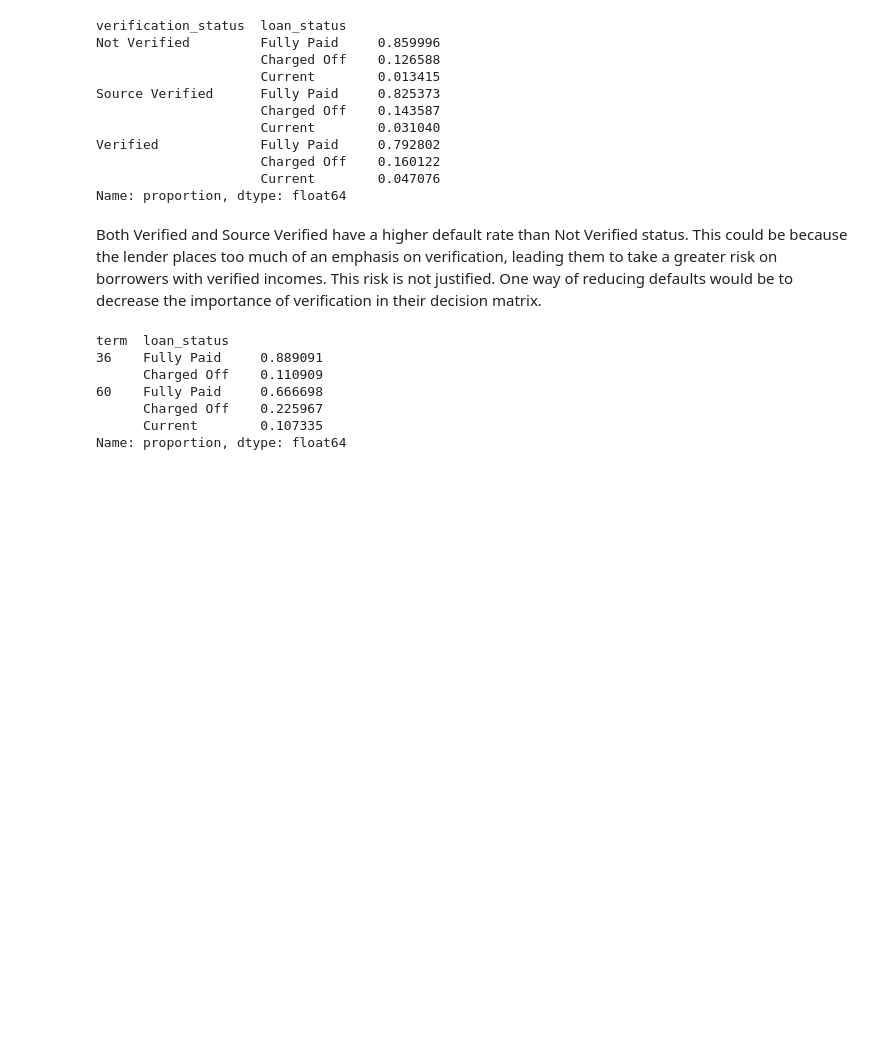
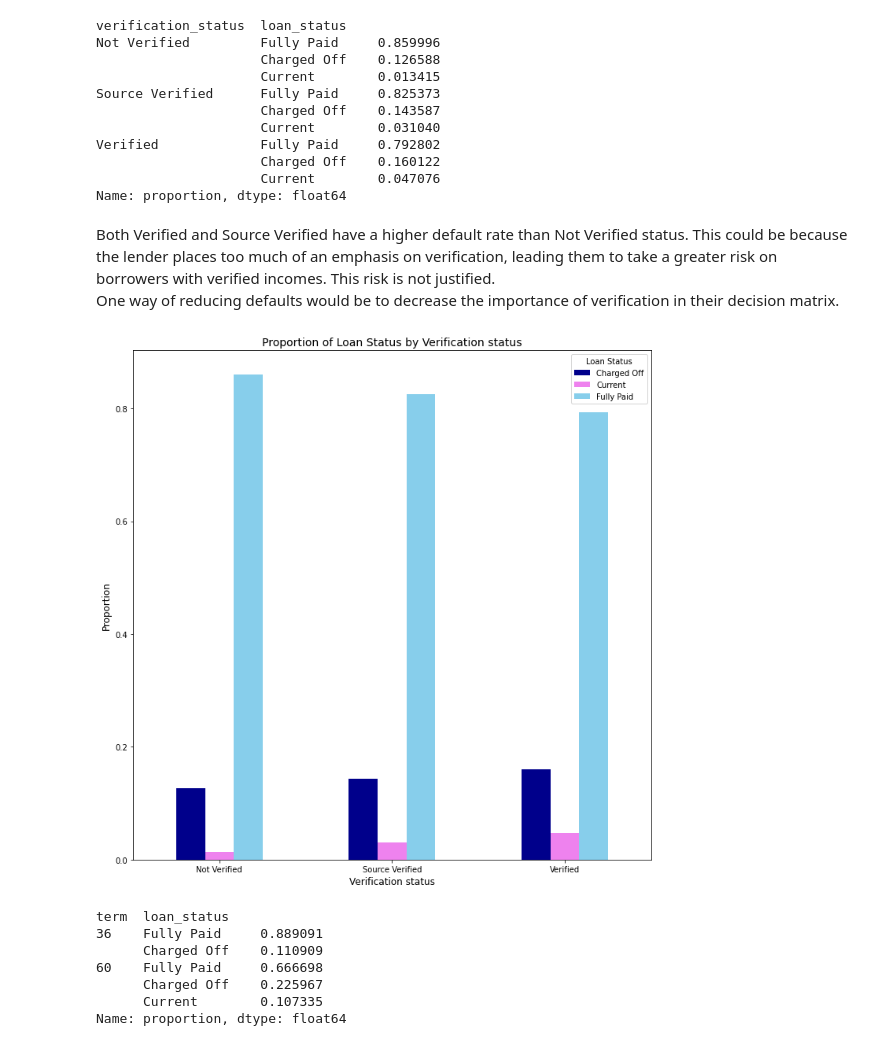
Before and after one commit to partwalk/iiitb-ml-ai, a Jupyter notebook: Module 6/case_study.ipynb, the cells around one changed output. Saved outputs shown, nothing was run; the diff lists cells and outputs as text; code cells hidden in the pictures; blank space fills up the shorter version.

```diff
--- a/Module 6/case_study.ipynb
+++ b/Module 6/case_study.ipynb
@@ -137,5 +177,6 @@ Renewable Energy, Educational, Other, Moving, House, and Medical loans all have
 # %%
-df.groupby('verification_status')['loan_status'].value_counts(normalize=True, dropna=True)
+c = df.groupby('verification_status')['loan_status'].value_counts(normalize=True, dropna=True)
+c
 # %% [output]
 verification_status  loan_status
 Not Verified         Fully Paid     0.859996
@@ -150,6 +191,30 @@ Verified             Fully Paid     0.792802
 Name: proportion, dtype: float64
 # %% [markdown]
 Both Verified and Source Verified have a higher default rate than Not Verified status. This could be because the lender places too much of an emphasis on verification,
-leading them to take a greater risk on borrowers with verified incomes. This risk is not justified.
+leading them to take a greater risk on borrowers with verified incomes. This risk is not justified.\
 One way of reducing defaults would be to decrease the importance of verification in their decision matrix.
+# %%
+def barchartv2(multi, index):
+    df = multi.reset_index(name='proportion')
+
+    df_pivot = df.pivot(index=index, columns='loan_status', values='proportion')
+
+    df_pivot.plot(kind='bar', stacked=False, figsize=(10, 10), color=['darkblue', 'violet', 'skyblue'])
+
+    x_title = index.replace('_',' ').title()
+    plt.title('Proportion of Loan Status by '+x_title, fontsize=14)
+    plt.xlabel(x_title, fontsize=12)
+    plt.ylabel('Proportion', fontsize=12)
+    plt.xticks(rotation=0)
+    plt.legend(title='Loan Status')
+
+    plt.tight_layout()
+
+    plt.savefig('./loan_per_'+index+'.png', dpi=300, bbox_inches='tight', facecolor='white')
+
+    plt.show()
+# %%
+barchartv2(c, 'verification_status')
+# %% [output]
+[figure, added]
 # %%
```
Also changed, not shown: parts of 52 cells of this notebook, 31 other files.
